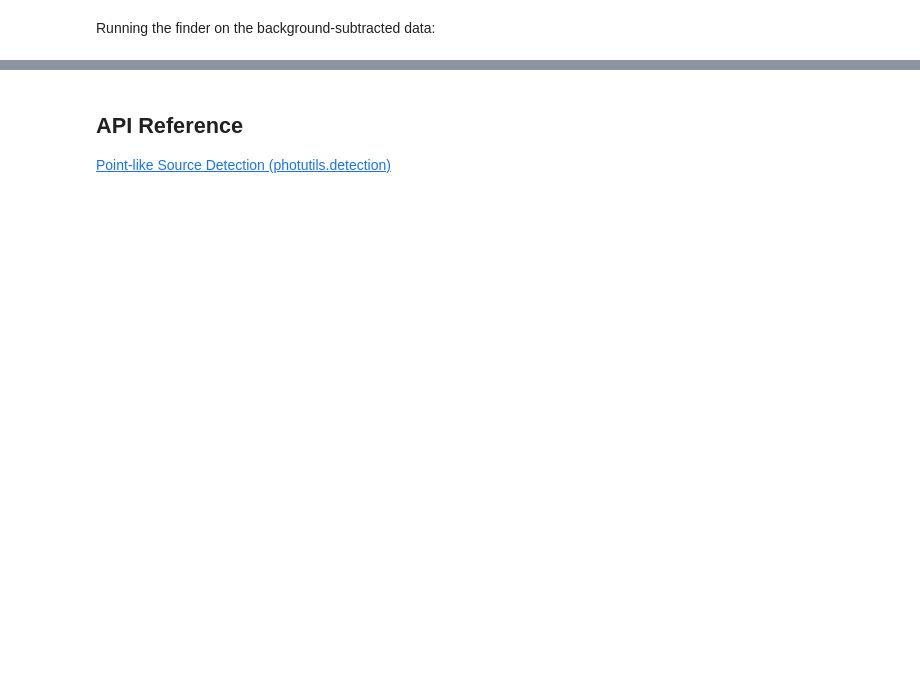
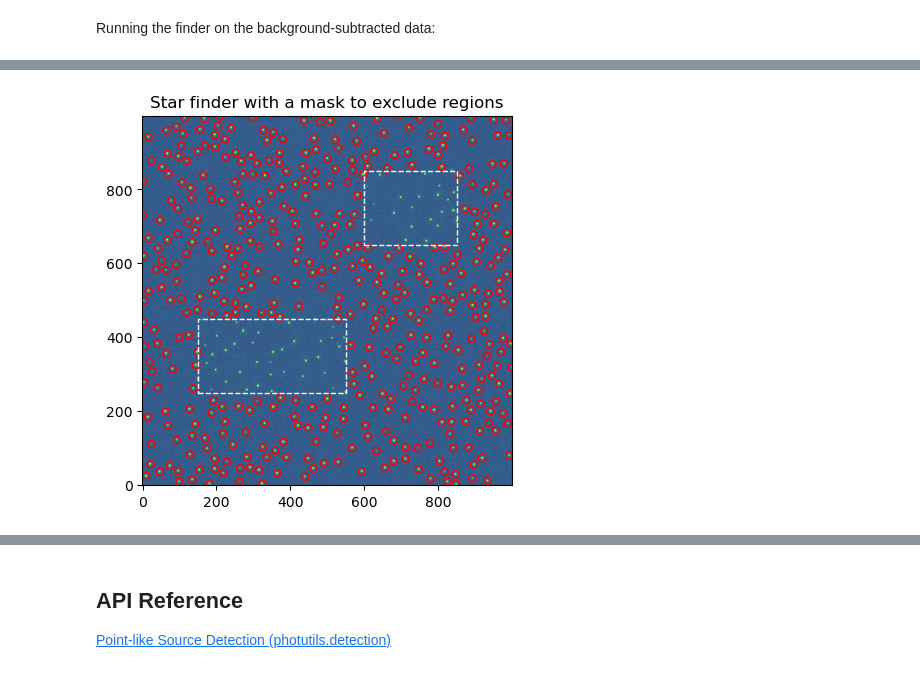
Before and after one commit to sh4rkNy/guide_photutils, a Jupyter notebook: PointlikeSourceDetection.ipynb, the cells around one changed output, grey strips where cells are left out. Drawn from its saved outputs; the diff is of its cells as text; code cells hidden in the pictures; blank space fills up the shorter version.

```diff
--- a/PointlikeSourceDetection.ipynb
+++ b/PointlikeSourceDetection.ipynb
@@ -59,0 +163,24 @@ NameError: name 'daofind' is not defined
+# %%
+daofind = DAOStarFinder(threshold, fwhm=2.5, sharpness_range=(0.2, 1.5))
+
+mask = np.zeros(data.shape, dtype=bool)
+mask[650:851, 600:851] = True
+mask[250:451, 150:551] = True
+
+sources = daofind(data - median, mask=mask)
+# %%
+positions = np.transpose((sources['x_centroid'], sources['y_centroid']))
+apertures = CircularAperture(positions, r=10.0)
+
+fig, ax = plt.subplots()
+norm = simple_norm(data, 'sqrt', percent=99)
+axim = ax.imshow(data, norm=norm, origin='lower')
+ax.set_title('Star finder with a mask to exclude regions')
+
+p1 = apertures.plot(ax=ax, color='red')
+rect1 = RectangularAperture((725, 750), 250, 200, theta=0)
+rect2 = RectangularAperture((350, 350), 400, 200, theta=0)
+p2 = rect1.plot(ax=ax, color='white', ls='dashed')
+p3 = rect2.plot(ax=ax, color='white', ls='dashed')
+# %% [output]
+[figure, added]
```
Also changed, not shown: parts of 11 cells of this notebook.
